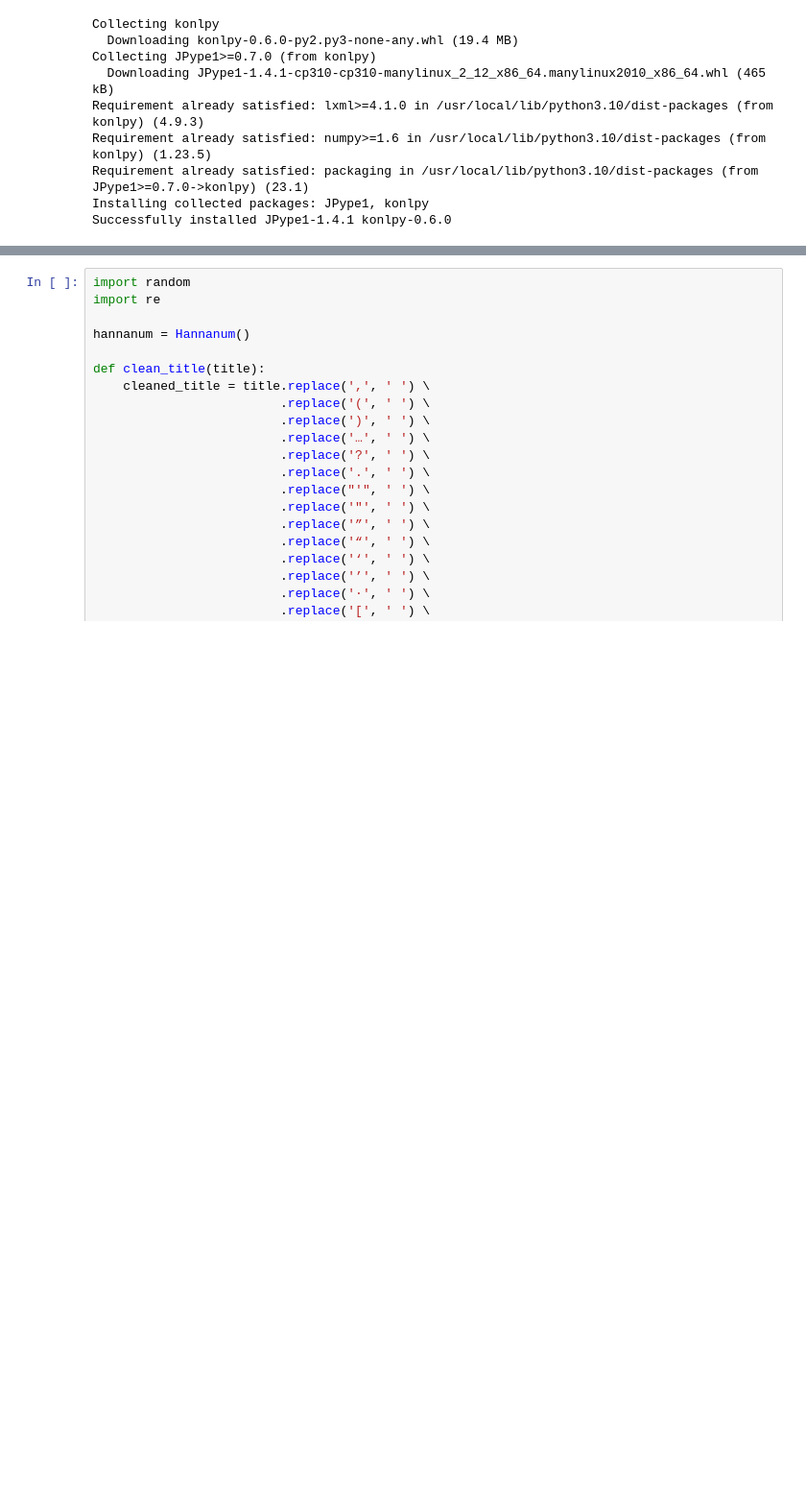
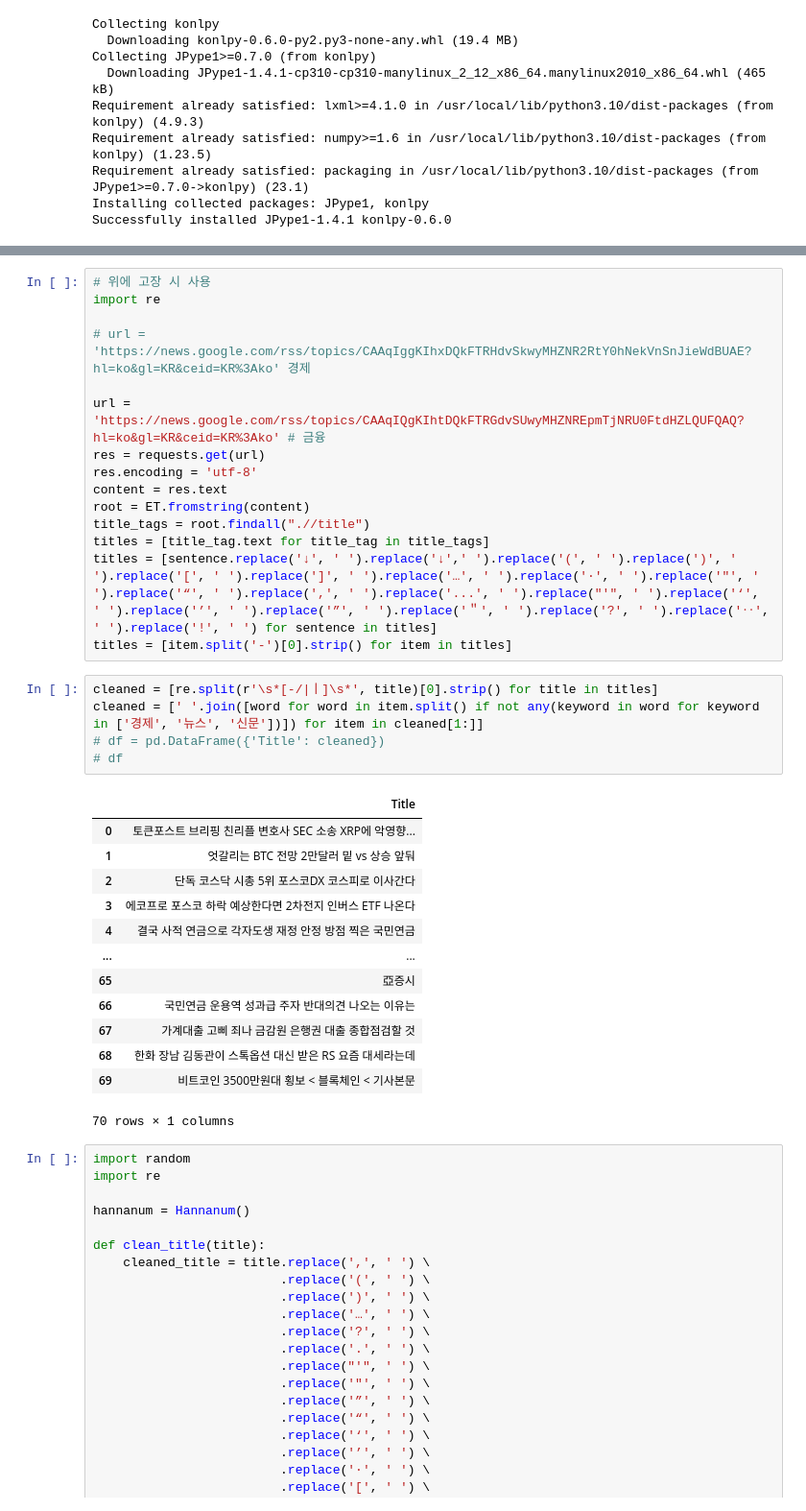
Before and after one commit to yeonghun00/stock-notes, a Jupyter notebook: useful/all_in_one.ipynb, the cells around one changed output, grey strips where cells are left out. Shown: that part at 96% size. Drawn from its saved outputs; the diff is of its cells as text; blank space fills up the shorter version.

```diff
--- a/useful/all_in_one.ipynb
+++ b/useful/all_in_one.ipynb
@@ -575,3 +566,37 @@ df
+# %%
+# 위에 고장 시 사용
+import re
+
+# url = 'https://news.google.com/rss/topics/CAAqIggKIhxDQkFTRHdvSkwyMHZNR2RtY0hNekVnSnJieWdBUAE?hl=ko&gl=KR&ceid=KR%3Ako' 경제
+
+url = 'https://news.google.com/rss/topics/CAAqIQgKIhtDQkFTRGdvSUwyMHZNREpmTjNRU0FtdHZLQUFQAQ?hl=ko&gl=KR&ceid=KR%3Ako' # 금융
+res = requests.get(url)
+res.encoding = 'utf-8'
+content = res.text
+root = ET.fromstring(content)
+title_tags = root.findall(".//title")
+titles = [title_tag.text for title_tag in title_tags]
+titles = [sentence.replace('↓', ' ').replace('↓',' ').replace('(', ' ').replace(')', ' ').replace('[', ' ').replace(']', ' ').replace('…', ' ').replace('·', ' ').replace('"', ' ').replace('“', ' ').replace(',', ' ').replace('...', ' ').replace("'", ' ').replace('‘', ' ').replace('’', ' ').replace('”', ' ').replace('＂', ' ').replace('?', ' ').replace('‥', ' ').replace('!', ' ') for sentence in titles]
+titles = [item.split('-')[0].strip() for item in titles]
+# %%
+cleaned = [re.split(r'\s*[-/|ㅣ]\s*', title)[0].strip() for title in titles]
+cleaned = [' '.join([word for word in item.split() if not any(keyword in word for keyword in ['경제', '뉴스', '신문'])]) for item in cleaned[1:]]
+# df = pd.DataFrame({'Title': cleaned})
+# df
+# %% [output]
+|  | Title |
+| 0 | 토큰포스트 브리핑 친리플 변호사 SEC 소송 XRP에 악영향... |
+| 1 | 엇갈리는 BTC 전망 2만달러 밑 vs 상승 앞둬 |
+| 2 | 단독 코스닥 시총 5위 포스코DX 코스피로 이사간다 |
+| 3 | 에코프로 포스코 하락 예상한다면 2차전지 인버스 ETF 나온다 |
+| 4 | 결국 사적 연금으로 각자도생 재정 안정 방점 찍은 국민연금 |
+| ... | ... |
+| 65 | 亞증시 |
+| 66 | 국민연금 운용역 성과급 주자 반대의견 나오는 이유는 |
+| 67 | 가계대출 고삐 죄나 금감원 은행권 대출 종합점검할 것 |
+| 68 | 한화 장남 김동관이 스톡옵션 대신 받은 RS 요즘 대세라는데 |
+| 69 | 비트코인 3500만원대 횡보 < 블록체인 < 기사본문 |
+70 rows × 1 columns
 # %%
 import random
 import re
```
Also changed, not shown: parts of 5 cells of this notebook.
